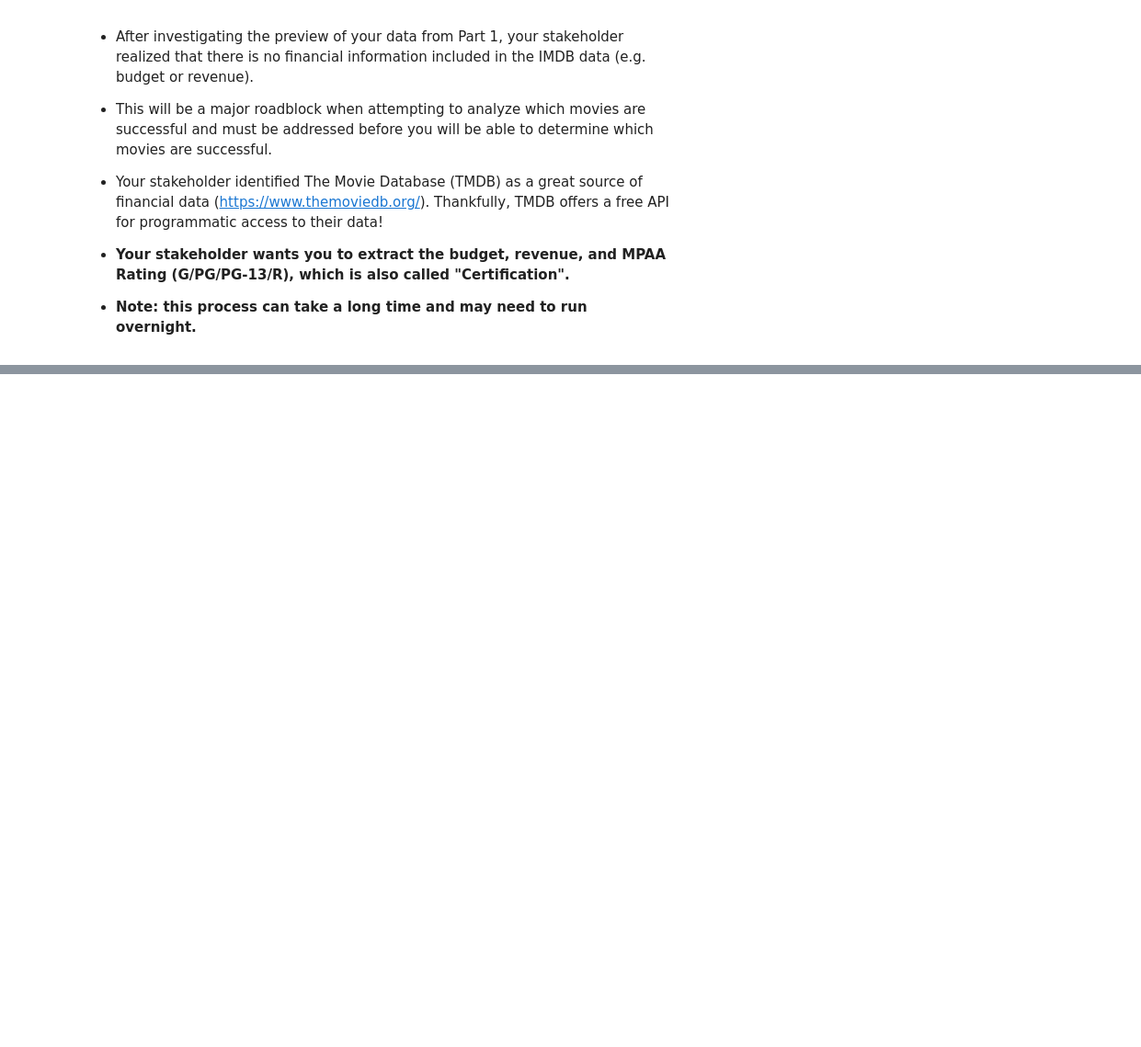
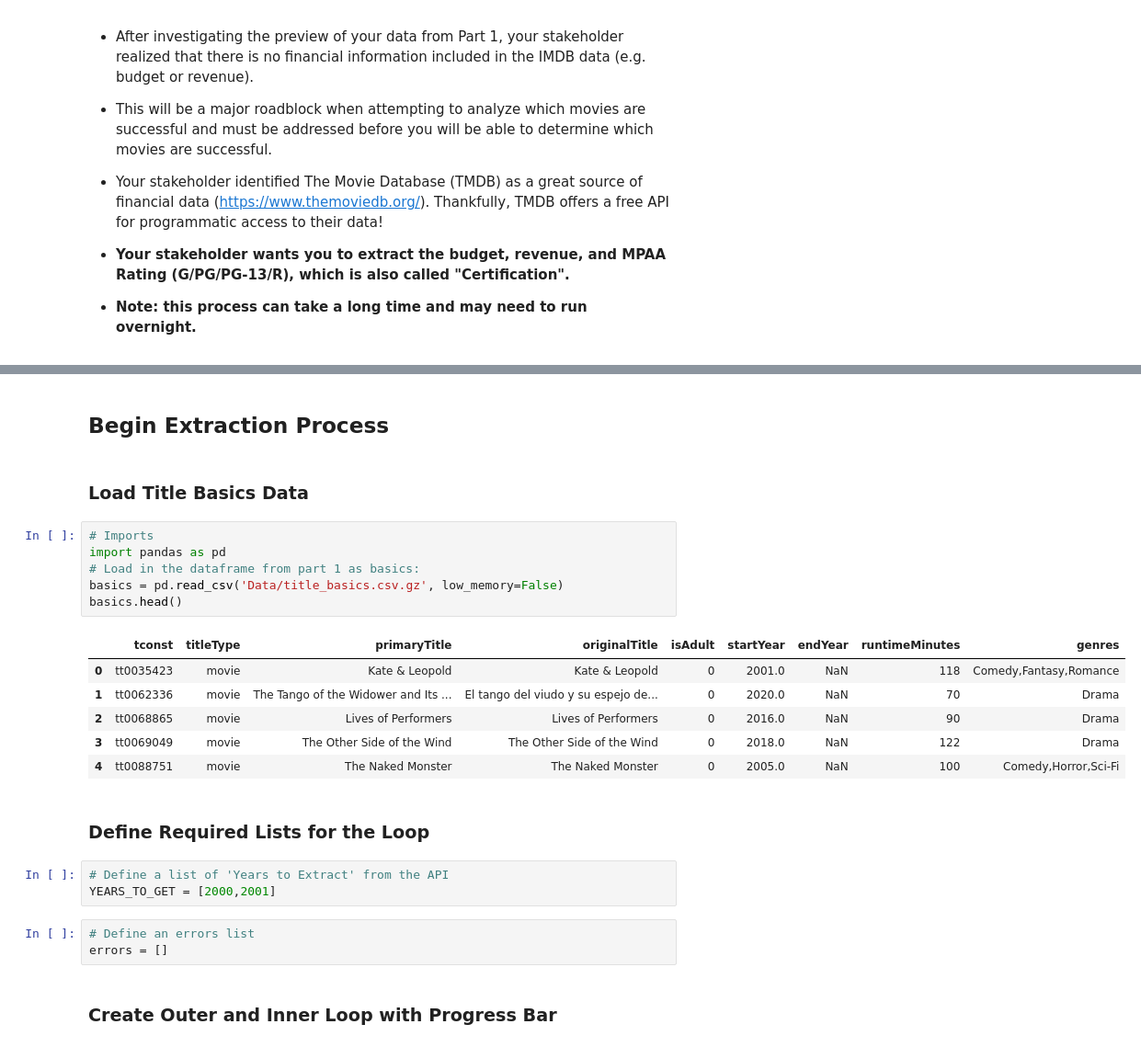
Before and after one commit to Jalicia-Harris/Box-Office-Predictions, a Jupyter notebook: Extract from TMDB Code.ipynb, the cells around one changed output, grey strips where cells are left out. Shown at 92% size. Drawn from its saved outputs; the diff is of its cells as text; blank space fills up the shorter version.

```diff
--- a/Extract from TMDB Code.ipynb
+++ b/Extract from TMDB Code.ipynb
@@ -12,0 +161,27 @@
+# %% [markdown]
+## Begin Extraction Process
+# %% [markdown]
+### Load Title Basics Data
+# %%
+# Imports
+import pandas as pd
+# Load in the dataframe from part 1 as basics:
+basics = pd.read_csv('Data/title_basics.csv.gz', low_memory=False)
+basics.head()
+# %% [output]
+|  | tconst | titleType | primaryTitle | originalTitle | isAdult | startYear | endYear | runtimeMinutes | genres |
+| 0 | tt0035423 | movie | Kate & Leopold | Kate & Leopold | 0 | 2001.0 | NaN | 118 | Comedy,Fantasy,Romance |
+| 1 | tt0062336 | movie | The Tango of the Widower and Its ... | El tango del viudo y su espejo de... | 0 | 2020.0 | NaN | 70 | Drama |
+| 2 | tt0068865 | movie | Lives of Performers | Lives of Performers | 0 | 2016.0 | NaN | 90 | Drama |
+| 3 | tt0069049 | movie | The Other Side of the Wind | The Other Side of the Wind | 0 | 2018.0 | NaN | 122 | Drama |
+| 4 | tt0088751 | movie | The Naked Monster | The Naked Monster | 0 | 2005.0 | NaN | 100 | Comedy,Horror,Sci-Fi |
+# %% [markdown]
+### Define Required Lists for the Loop
+# %%
+# Define a list of 'Years to Extract' from the API
+YEARS_TO_GET = [2000,2001]
+# %%
+# Define an errors list
+errors = []
+# %% [markdown]
+### Create Outer and Inner Loop with Progress Bar
```
Also changed, not shown: parts of 21 cells of this notebook, 6 other files.
